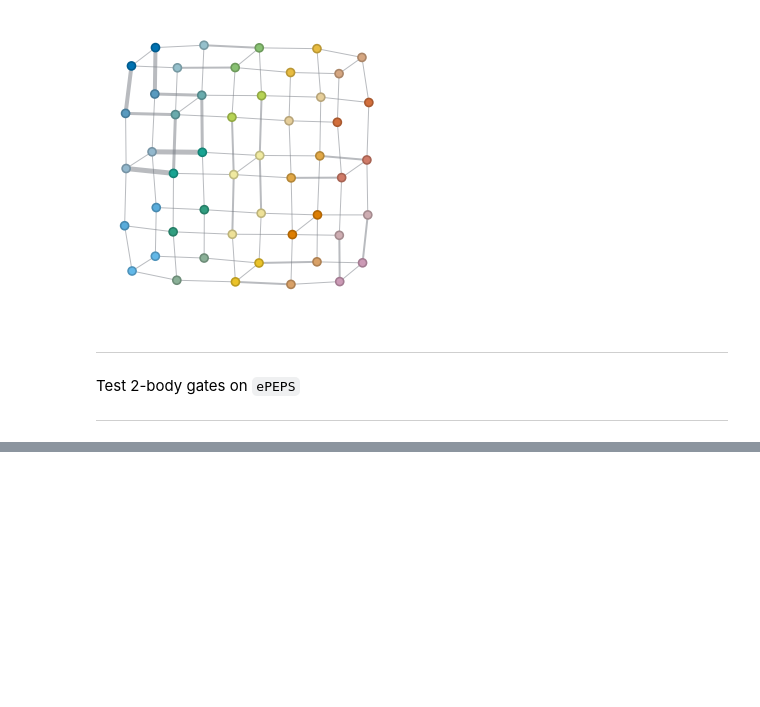
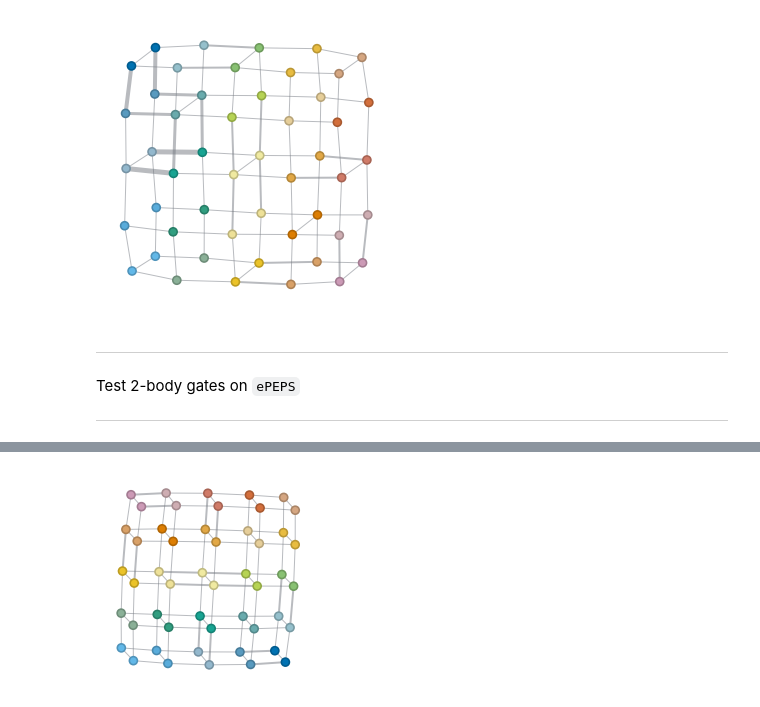
Before and after one commit to gabrielwoolls/fermion-encoding, a Jupyter notebook: Examples-Testing.ipynb, the cells around one changed output, grey strips where cells are left out. Cells and saved outputs as stored; diff of their text form; code cells hidden in the pictures; blank space fills up the shorter version.

```diff
--- a/Examples-Testing.ipynb
+++ b/Examples-Testing.ipynb
@@ -621,0 +635,6 @@ psi1.bond_size((2,0), (2,1))
+# %%
+epvec = beeky.QubitEncodeVector.rand(3, 3).convert_to_ePEPS_vector(dummy_size=2)
+
+epvec.make_norm().draw(color=(*epvec.site_tags,), figsize=(3,3), legend=0)
+# %% [output]
+[figure, added]
```
Also changed, not shown: parts of 10 cells of this notebook, 1 other file.
